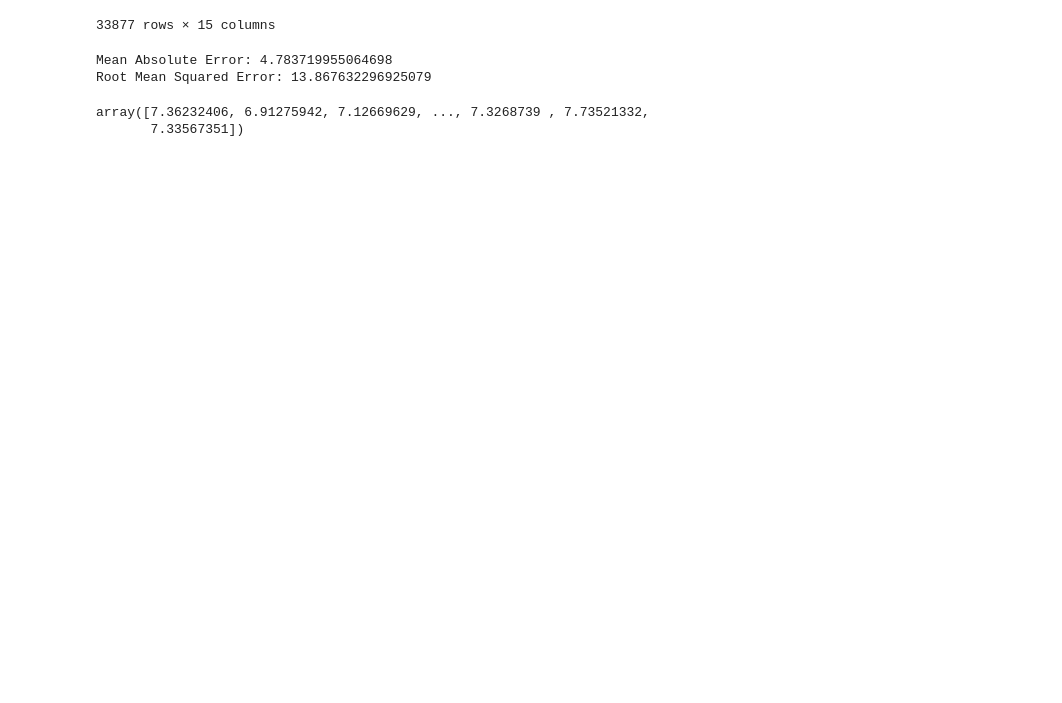
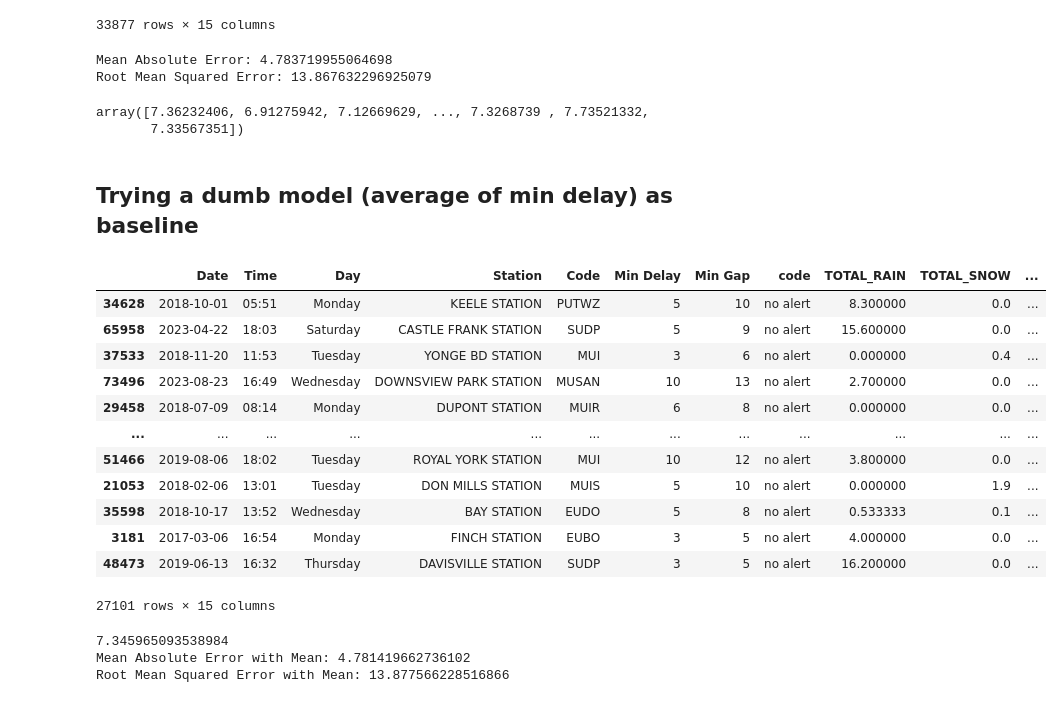
Before and after one commit to Sherryzh0830/TTCSubwayDelay, a Jupyter notebook: TTC_Delay_Initial_Model.ipynb, the cells around one changed output. Drawn from its saved outputs; the diff is of its cells as text; code cells hidden in the pictures; blank space fills up the shorter version.

```diff
--- a/TTC_Delay_Initial_Model.ipynb
+++ b/TTC_Delay_Initial_Model.ipynb
@@ -367,3 +461,35 @@ y_pred_delay
 # %% [output]
 array([7.36232406, 6.91275942, 7.12669629, ..., 7.3268739 , 7.73521332,
        7.33567351])
+# %% [markdown]
+## Trying a dumb model (average of min delay) as baseline
+# %%
+X_train_delay, X_test_delay, y_train_delay, y_test_delay = train_test_split(df_delay, y_delay, test_size=0.2, random_state=42)
+X_train_delay
+# %% [output]
+|  | Date | Time | Day | Station | Code | Min Delay | Min Gap | code | TOTAL_RAIN | TOTAL_SNOW | ... |
+| 34628 | 2018-10-01 | 05:51 | Monday | KEELE STATION | PUTWZ | 5 | 10 | no alert | 8.300000 | 0.0 | ... |
+| 65958 | 2023-04-22 | 18:03 | Saturday | CASTLE FRANK STATION | SUDP | 5 | 9 | no alert | 15.600000 | 0.0 | ... |
+| 37533 | 2018-11-20 | 11:53 | Tuesday | YONGE BD STATION | MUI | 3 | 6 | no alert | 0.000000 | 0.4 | ... |
+| 73496 | 2023-08-23 | 16:49 | Wednesday | DOWNSVIEW PARK STATION | MUSAN | 10 | 13 | no alert | 2.700000 | 0.0 | ... |
+| 29458 | 2018-07-09 | 08:14 | Monday | DUPONT STATION | MUIR | 6 | 8 | no alert | 0.000000 | 0.0 | ... |
+| ... | ... | ... | ... | ... | ... | ... | ... | ... | ... | ... | ... |
+| 51466 | 2019-08-06 | 18:02 | Tuesday | ROYAL YORK STATION | MUI | 10 | 12 | no alert | 3.800000 | 0.0 | ... |
+| 21053 | 2018-02-06 | 13:01 | Tuesday | DON MILLS STATION | MUIS | 5 | 10 | no alert | 0.000000 | 1.9 | ... |
+| 35598 | 2018-10-17 | 13:52 | Wednesday | BAY STATION | EUDO | 5 | 8 | no alert | 0.533333 | 0.1 | ... |
+| 3181 | 2017-03-06 | 16:54 | Monday | FINCH STATION | EUBO | 3 | 5 | no alert | 4.000000 | 0.0 | ... |
+| 48473 | 2019-06-13 | 16:32 | Thursday | DAVISVILLE STATION | SUDP | 3 | 5 | no alert | 16.200000 | 0.0 | ... |
+27101 rows × 15 columns
+# %%
+min_delay_mean = X_train_delay["Min Delay"].mean() # using the mean of Min Day of training data only to prevent data leakage
+print(min_delay_mean)
+
+mae_with_mean = mean_absolute_error(y_test_delay, [min_delay_mean] * len(y_test_delay))
+print(f"Mean Absolute Error with Mean: {mae_with_mean}")
+
+rmse_with_mean = np.sqrt(mean_squared_error(y_test_delay, [min_delay_mean] * len(y_test_delay)))
+print(f"Root Mean Squared Error with Mean: {rmse_with_mean}")
+# %% [output]
+7.345965093538984
+Mean Absolute Error with Mean: 4.781419662736102
+Root Mean Squared Error with Mean: 13.877566228516866
```
Also changed, not shown: parts of 20 cells of this notebook.
